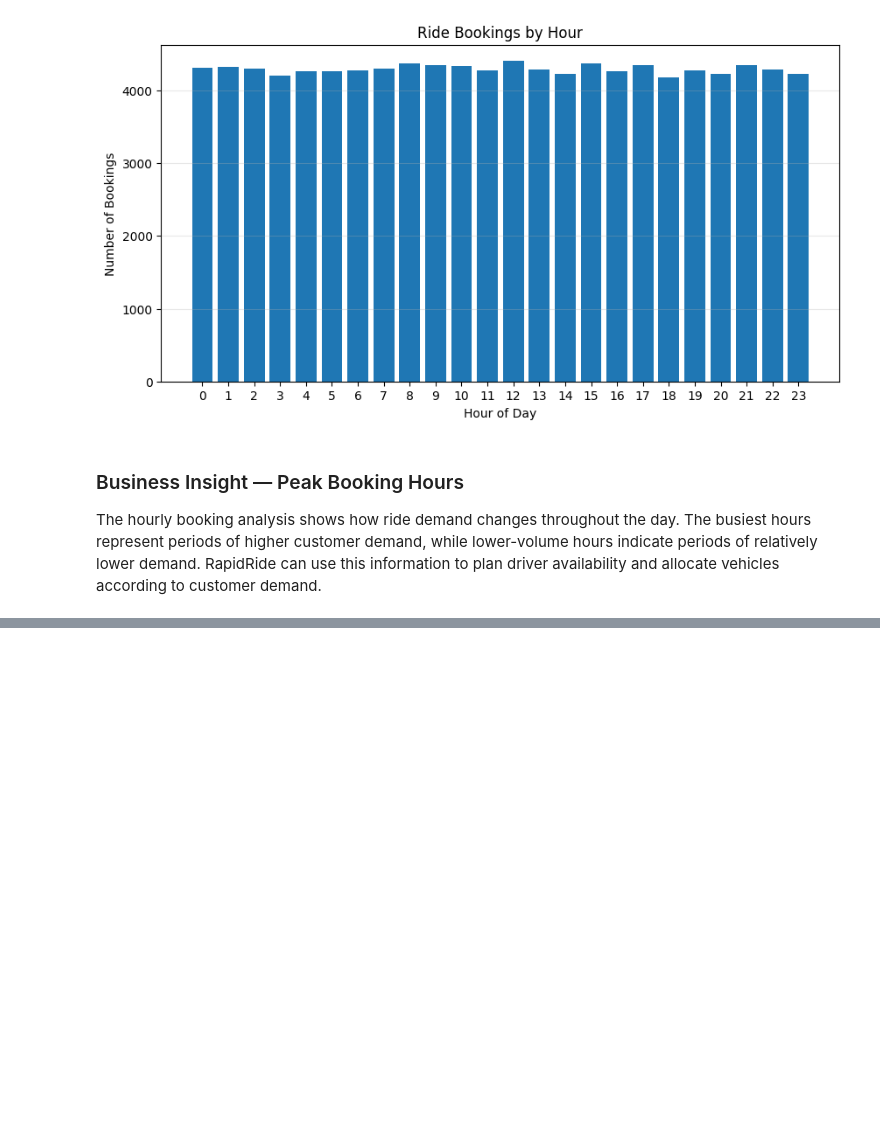
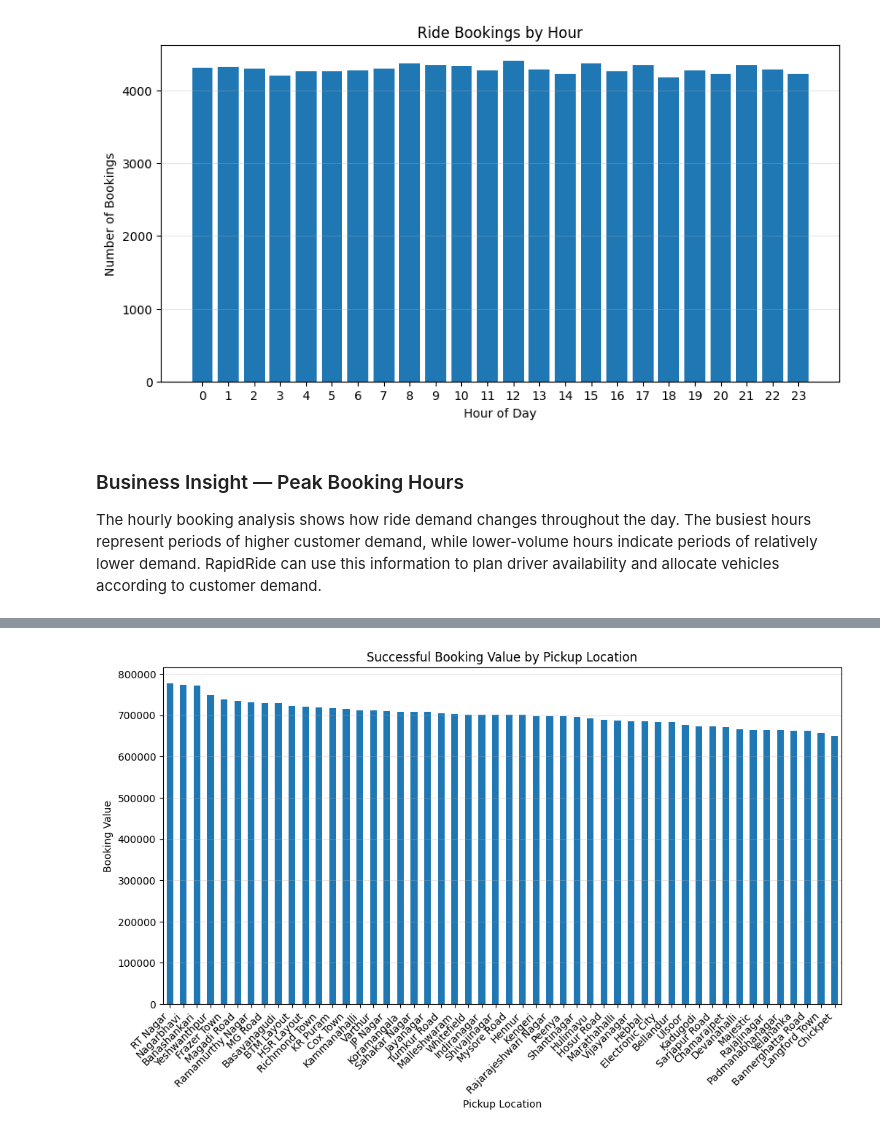
Before and after one commit to HafsaSaddique/ride-booking-data-cleaning, a Jupyter notebook: notebooks/ride_booking_analysis.ipynb, the cells around one changed output, grey strips where cells are left out. Drawn from its saved outputs; the diff is of its cells as text; code cells hidden in the pictures; blank space fills up the shorter version.

```diff
--- a/notebooks/ride_booking_analysis.ipynb
+++ b/notebooks/ride_booking_analysis.ipynb
@@ -167,0 +227,9 @@ customer demand.
+# %%
+revenue_by_city = (
+    successful_rides
+    .groupby("Pickup_Location")["Booking_Value"]
+    .sum()
+    .sort_values(ascending=False)
+)
+
+print(revenue_by_city)
@@ -167,0 +254,20 @@ customer demand.
+# %%
+plt.figure(figsize=(12, 6))
+
+revenue_by_city.plot(kind="bar")
+
+plt.title("Successful Booking Value by Pickup Location")
+plt.xlabel("Pickup Location")
+plt.ylabel("Booking Value")
+plt.xticks(rotation=45, ha="right")
+plt.grid(axis="y", alpha=0.3)
+
+plt.savefig(
+    "../outputs/charts/revenue_by_city.png",
+    dpi=300,
+    bbox_inches="tight"
+)
+
+plt.show()
+# %% [output]
+[figure, added]
```
Also changed, not shown: parts of 15 cells of this notebook, 4 other files.
